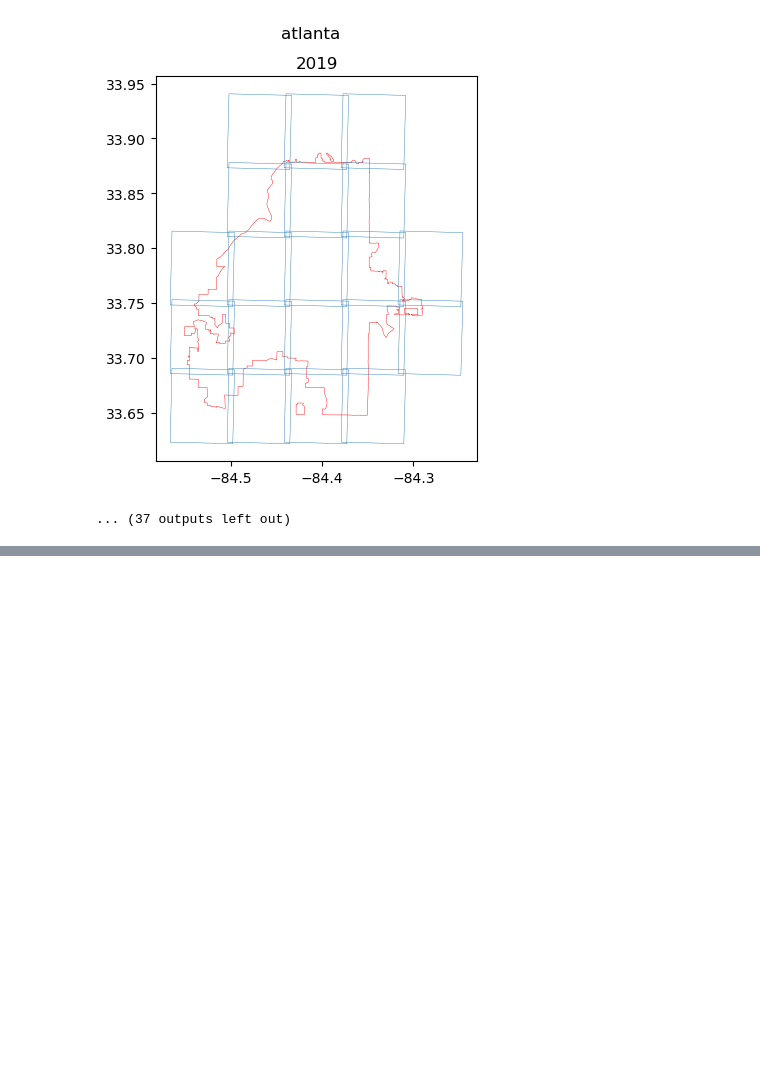
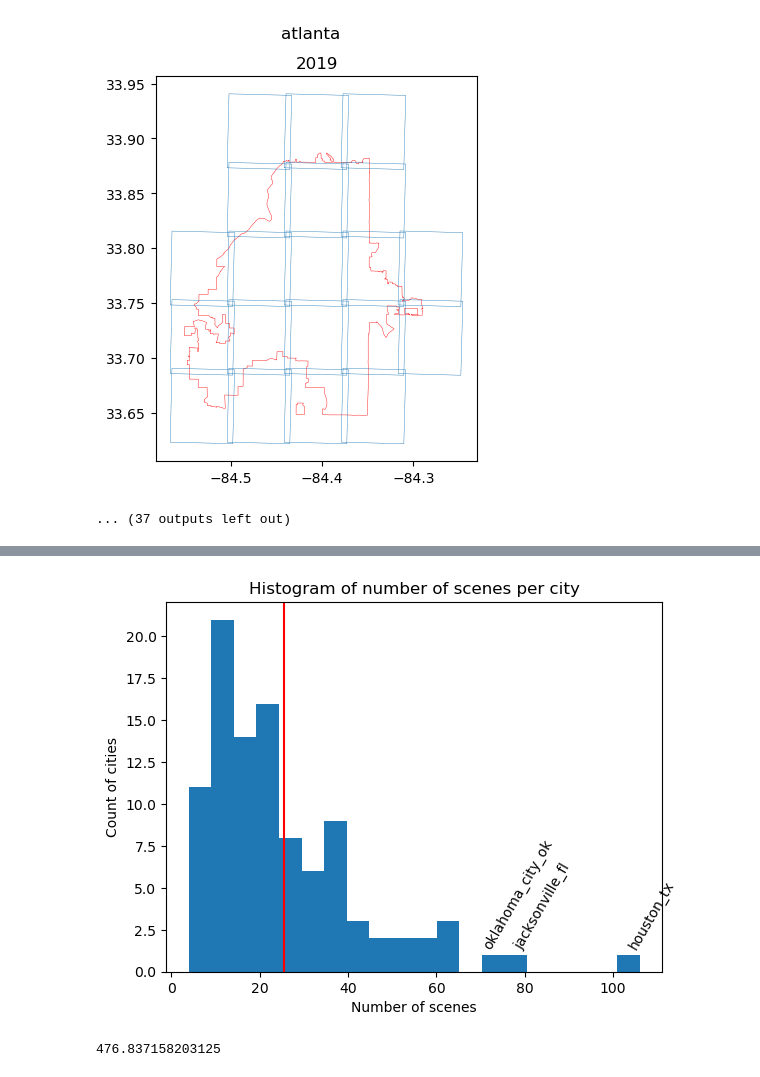
Before and after one commit to VIDA-NYU/GDPFinder, a Jupyter notebook: notebooks/exploratory_analysis_scenes.ipynb, the cells around one changed output, grey strips where cells are left out. Drawn from its saved outputs; the diff is of its cells as text; code cells hidden in the pictures; blank space fills up the shorter version.

```diff
--- a/notebooks/verifying_scenes_metadata.ipynb
+++ b/notebooks/exploratory_analysis_scenes.ipynb
@@ -43,0 +51,14 @@ for scene in scenes_files:
+# %%
+scenes_files = [f for f in os.listdir("/vida/work/GDPFinder/GDPFinder/data/scenes_metadata") if f[-7:] == "geojson"]
+scenes_df = []
+for f in scenes_files:
+    scene_name = f.replace("_last_scenes.geojson", "")
+    city = scene_name[:-3]
+    state = scene_name[-2:]
+    new_scene_df = gpd.read_file(f"../data/scenes_metadata/{f}")
+    new_scene_df["city"] = city
+    new_scene_df["state"] = state
+    new_scene_df["city_state"] = city + "_" + state
+    scenes_df.append(new_scene_df)
+scenes_df = pd.concat(scenes_df)
+scenes_df.head()
@@ -43,0 +72,22 @@ for scene in scenes_files:
+# %%
+scenes_counts = scenes_df.city_state.value_counts().reset_index()
+plt.hist(scenes_counts.city_state.values, bins = 20)
+plt.axvline(scenes_counts.city_state.mean(), c = "red")
+plt.title("Histogram of number of scenes per city")
+plt.xlabel("Number of scenes")
+plt.ylabel("Count of cities")
+biggest_scenes_counts = scenes_counts[scenes_counts.city_state > 70]
+for i, row in biggest_scenes_counts.iterrows():
+    plt.annotate(
+        row["index"],
+        (row["city_state"]- 3, 1.4),
+        rotation = 60
+    )
+
+plt.show()
+# %% [output]
+[figure, added]
+# %%
+125000000/512/512
+# %% [output]
+476.837158203125
```
Also changed, not shown: parts of 6 cells of this notebook, 5 other files.
